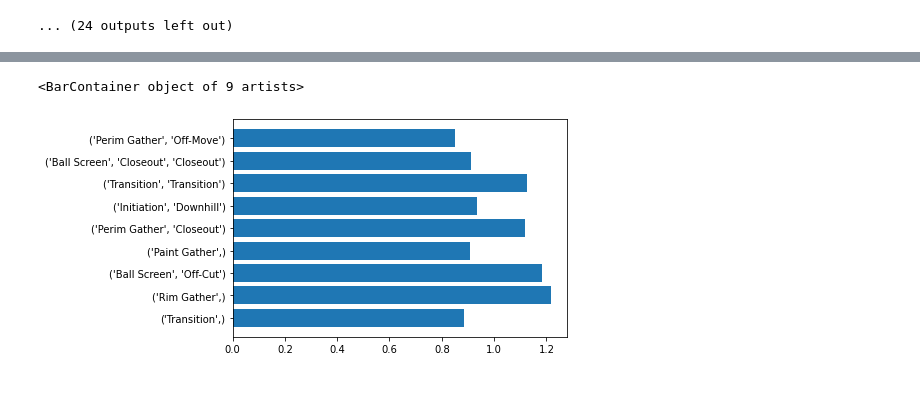
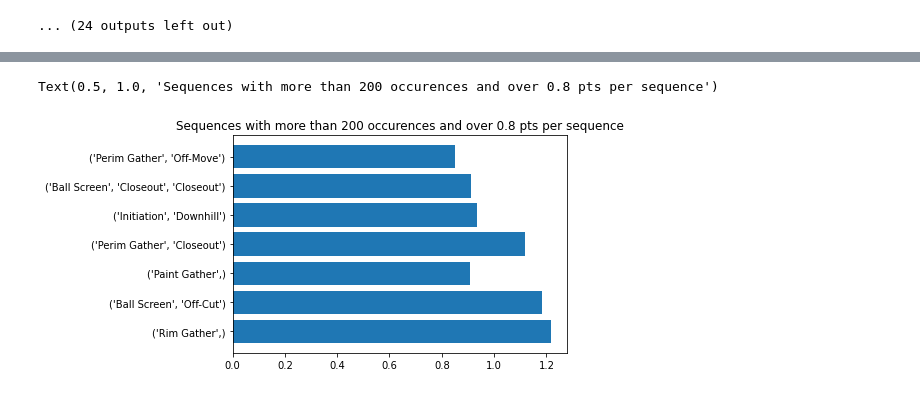
Before and after one commit to 24raniwalar/SyracuseCase, a Jupyter notebook: SyracuseCase.ipynb, the cells around one changed output, grey strips where cells are left out. Drawn from its saved outputs; the diff is of its cells as text; code cells hidden in the pictures.

Commit message:
Pt graph edited + player search enabled

```diff
--- a/SyracuseCase.ipynb
+++ b/SyracuseCase.ipynb
@@ -115,13 +115,13 @@ while i < n:
         result_pts = data['result_pts'][i-1]
         if  pd.isnull(result_pts):
             result_pts = 0
-        if sequence in sequences:
-            sequences[sequence][result_type_dict[result]] += 1
-            sequences[sequence][-2] += result_pts
-        else:
-            sequences[sequence] = np.zeros(num_results+2)
-            sequences[sequence][result_type_dict[result]] += 1
-            sequences[sequence][-2] += result_pts
+        if sequence not in sequences:
+            sequences[sequence] = [[0, 0] for _ in range(num_results)] + [0, 0, 0]
+        sequences[sequence][result_type_dict[result]][0] += 1
+        sequences[sequence][-2] += result_pts
+        if result_pts > 0:
+            sequences[sequence][result_type_dict[result]][1] += 1
+            sequences[sequence][-3] += 1
         current_sequence = []
         current_sequence_id = data['sequence_id'][i]
         current_play_id = data['play_id'][i]
@@ -129,8 +129,14 @@ while i < n:
 sequence_list = list(sequences.keys())
 num_sequences = len(sequence_list)
 for i in range(num_sequences):
-    total = sequences[sequence_list[i]][:-2].sum()
+    total = sum(sublist[0] for sublist in sequences[sequence_list[i]][:-3])
+    print(total)
     sequences[sequence_list[i]][-1] = total
     sequences[sequence_list[i]][-2] = sequences[sequence_list[i]][-2] / total
     for j in range(num_results):
-        sequences[sequence_list[i]][j] = sequences[sequence_list[i]][j] / total * 100
+        if sequences[sequence_list[i]][j][0] != 0:
+            sequences[sequence_list[i]][j][1] = sequences[sequence_list[i]][j][1] / sequences[sequence_list[i]][j][0]
+        sequences[sequence_list[i]][j][0] = sequences[sequence_list[i]][j][0] / total * 100
+
+
+print(sequences)
@@ -139,12 +163,13 @@ sample_threshold = 200
 
 result_type_dict = {index: value for index, value in enumerate(result_types)}
 result_type_dict[0] = "N/A"
+
 for i in range(len(sequence_list)):
     if sequences[sequence_list[i]][-1] < sample_threshold:
         continue
     print("Points per sequence: ", sequences[sequence_list[i]][-2])
     print("Number of sequences: ", sequences[sequence_list[i]][-1])
-    plt.barh(list(result_type_dict.values()), sequences[sequence_list[i]][:-2])
+    plt.barh(list(result_type_dict.values()), [sublist[0] for sublist in sequences[sequence_list[i]][:-3]])
     plt.title(sequence_list[i])
     plt.xlabel("Percent")
     plt.ylabel("Result play")
@@ -172,13 +197,14 @@ Number of sequences:  418.0
 # %%
 pt_threshold = 0.8
 
 sequence_dict = {}
 for i in range(len(sequence_list)):
     sequence_dict[sequence_list[i]] = sequences[sequence_list[i]]
-key_seqs = [str(key) for key, value in sequence_dict.items() if value[-1] > sample_threshold and value[-2] > pt_threshold]
-key_seq_pts = [value[-2] for key, value in sequence_dict.items() if value[-1] > sample_threshold and value[-2] > pt_threshold]
+key_seqs = [str(key) for key, value in sequence_dict.items() if value[-1] > sample_threshold and value[-2] > pt_threshold and 'Transition' not in key]
+key_seq_pts = [value[-2] for key, value in sequence_dict.items() if value[-1] > sample_threshold and value[-2] > pt_threshold and 'Transition' not in key]
 plt.barh(key_seqs, key_seq_pts)
+plt.title(f"Sequences with more than {sample_threshold} occurences and over {pt_threshold} pts per sequence")
 # %% [output]
-<BarContainer object of 9 artists>
+Text(0.5, 1.0, 'Sequences with more than 200 occurences and over 0.8 pts per sequence')
-[figure, old version]
+[figure, new version]
 # %%
```
Also changed, not shown: parts of 5 cells of this notebook.
